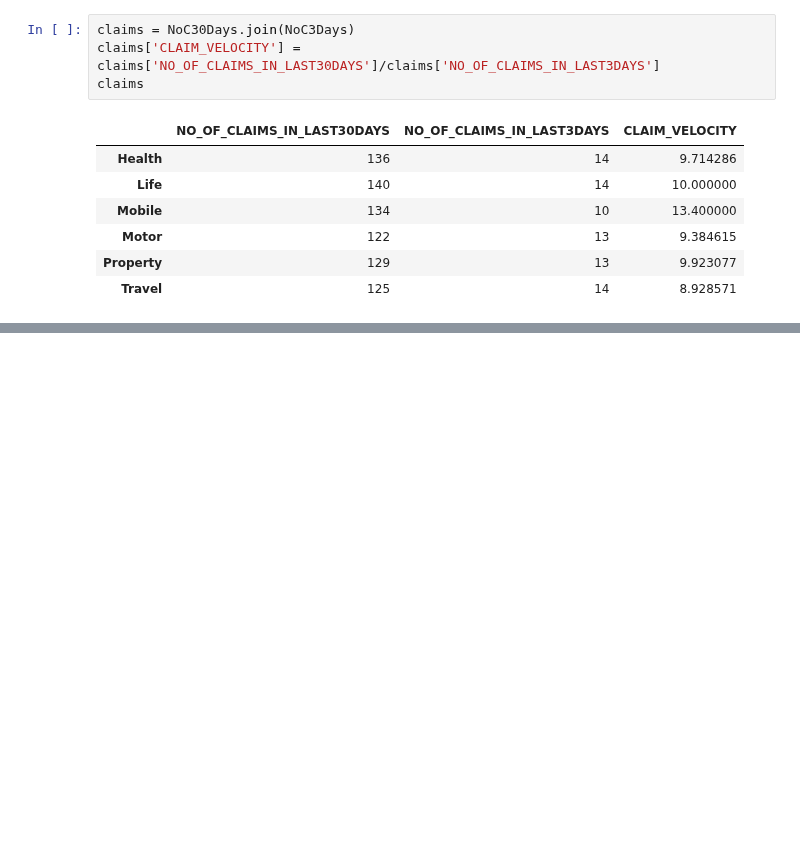
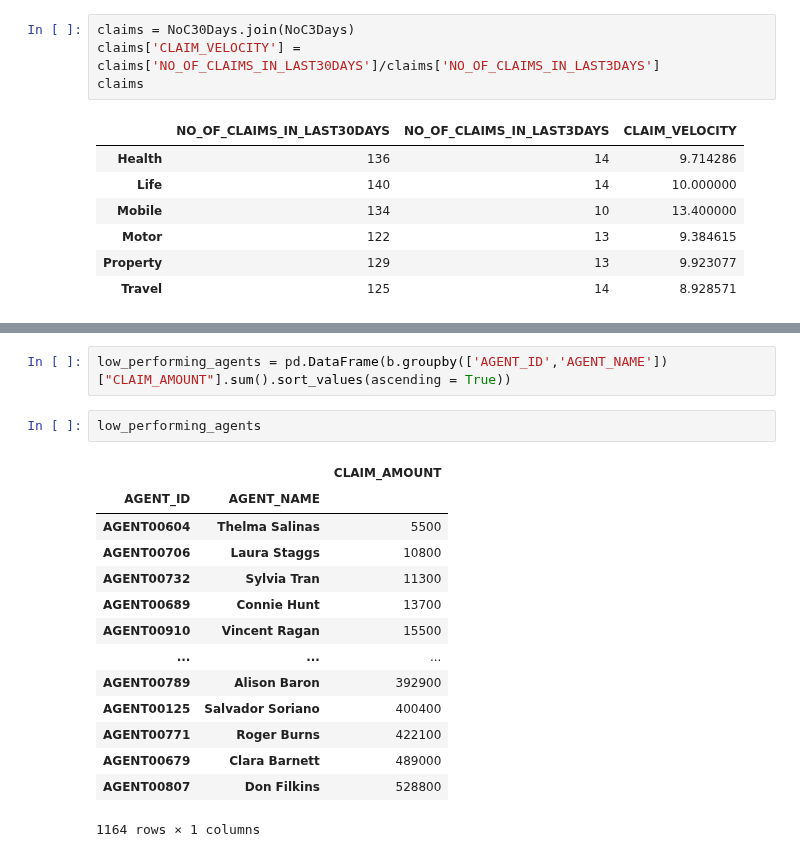
Before and after one commit to Shrez7961/Practice, a Jupyter notebook: Go_Digital_Python_Assesment.ipynb, the cells around one changed output, grey strips where cells are left out. Saved outputs shown, nothing was run; the diff lists cells and outputs as text; blank space fills up the shorter version.

```diff
--- a/Go_Digital_Python_Assesment.ipynb
+++ b/Go_Digital_Python_Assesment.ipynb
@@ -386,0 +409,19 @@ claims
+# %%
+low_performing_agents = pd.DataFrame(b.groupby(['AGENT_ID','AGENT_NAME'])["CLAIM_AMOUNT"].sum().sort_values(ascending = True))
+# %%
+low_performing_agents
+# %% [output]
+|  |  | CLAIM_AMOUNT |
+| AGENT_ID | AGENT_NAME |  |
+| AGENT00604 | Thelma Salinas | 5500 |
+| AGENT00706 | Laura Staggs | 10800 |
+| AGENT00732 | Sylvia Tran | 11300 |
+| AGENT00689 | Connie Hunt | 13700 |
+| AGENT00910 | Vincent Ragan | 15500 |
+| ... | ... | ... |
+| AGENT00789 | Alison Baron | 392900 |
+| AGENT00125 | Salvador Soriano | 400400 |
+| AGENT00771 | Roger Burns | 422100 |
+| AGENT00679 | Clara Barnett | 489000 |
+| AGENT00807 | Don Filkins | 528800 |
+1164 rows × 1 columns
```
Also changed, not shown: parts of 8 cells of this notebook.
